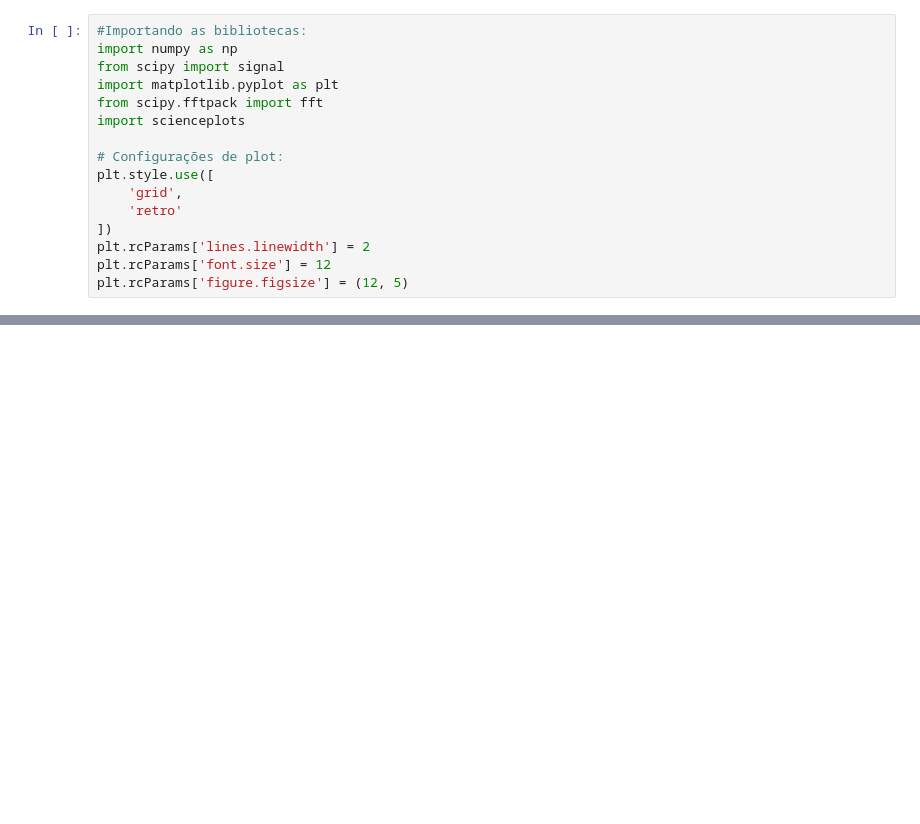
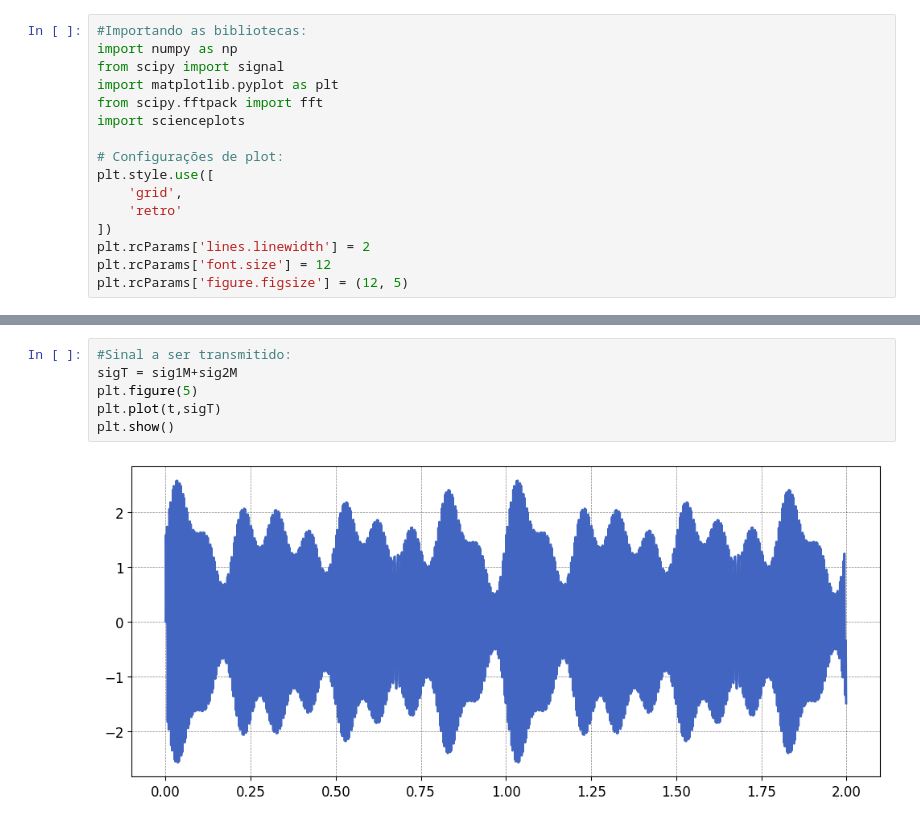
Before and after one commit to ErickNMA/Inst._Ind., a Jupyter notebook: Atividade_3/modulacao.ipynb, the cells around one changed output, grey strips where cells are left out. Cells and saved outputs as stored; diff of their text form; blank space fills up the shorter version.

```diff
--- a/Atividade_3/modulacao.ipynb
+++ b/Atividade_3/modulacao.ipynb
@@ -44,0 +48,8 @@ plt.grid()
+# %%
+#Sinal a ser transmitido:
+sigT = sig1M+sig2M
+plt.figure(5)
+plt.plot(t,sigT)
+plt.show()
+# %% [output]
+[figure, added]
```
Also changed, not shown: parts of 4 cells of this notebook, 3 other files.
